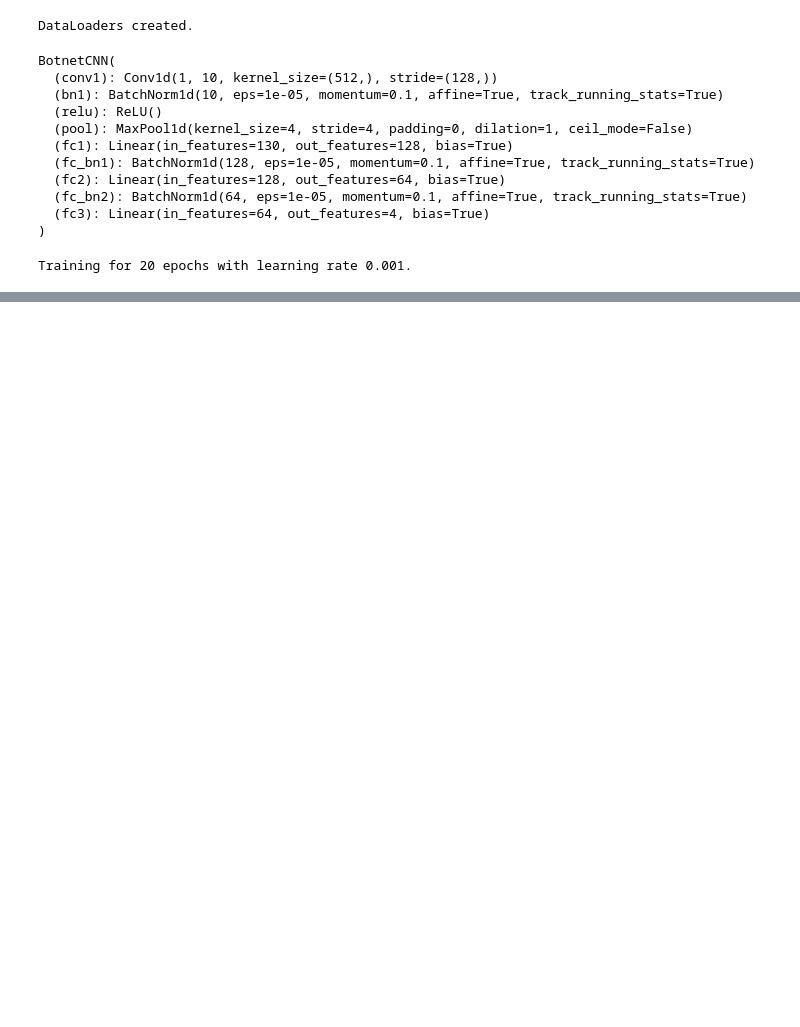
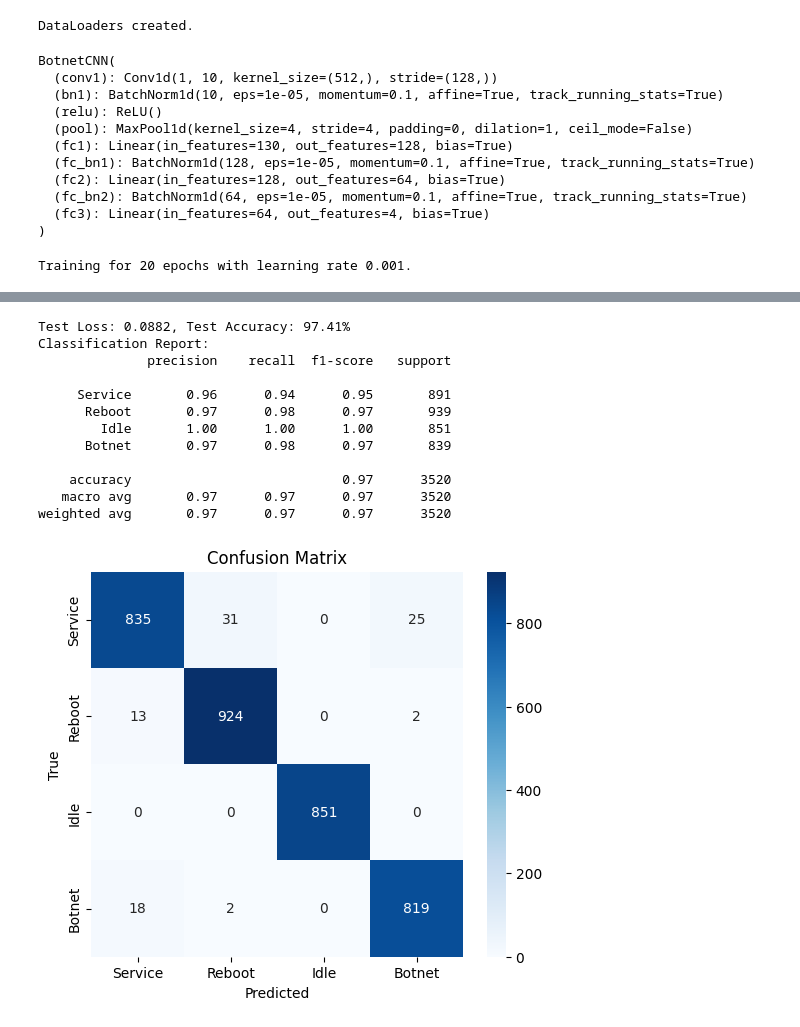
Before and after one commit to Binwakil/Power_Based-IOT-Botnet-Detection, a Jupyter notebook: DetectionPipeline.ipynb, the cells around one changed output, grey strips where cells are left out. Drawn from its saved outputs; the diff is of its cells as text; code cells hidden in the pictures; blank space fills up the shorter version.

```diff
--- a/DetectionPipeline.ipynb
+++ b/DetectionPipeline.ipynb
@@ -498,0 +891,10 @@ weighted avg       0.99      0.99      0.99      1205
+# %%
+from torch.utils.data import random_split
+
+dataset_size = len(cross_dataset)
+train_size = int(0.8 * dataset_size)
+test_size = dataset_size - train_size
+
+train_dataset, test_dataset = random_split(cross_dataset, [train_size, test_size])
+
+print(f"Train set size: {len(train_dataset)}, Test set size: {len(test_dataset)}")
@@ -498,0 +903,8 @@ weighted avg       0.99      0.99      0.99      1205
+# %%
+from torch.utils.data import DataLoader
+
+batch_size = 64
+train_loader = DataLoader(train_dataset, batch_size=batch_size, shuffle=True)
+test_loader = DataLoader(test_dataset, batch_size=batch_size, shuffle=False)
+
+print("DataLoaders created.")
@@ -498,0 +1004,49 @@ weighted avg       0.99      0.99      0.99      1205
+# %%
+import numpy as np
+from sklearn.metrics import classification_report, confusion_matrix
+import seaborn as sns
+import matplotlib.pyplot as plt
+
+test_loss, test_acc = evaluate(model, test_loader, criterion, device)
+print(f"Test Loss: {test_loss:.4f}, Test Accuracy: {test_acc:.2f}%")
+
+# Collect all predictions and labels for confusion matrix
+all_preds = []
+all_labels = []
+
+model.eval()
+with torch.no_grad():
+    for X_batch, Y_batch in test_loader:
+        X_batch, Y_batch = X_batch.to(device), Y_batch.to(device)
+        outputs = model(X_batch)
+        _, predicted = torch.max(outputs, 1)
+        all_preds.extend(predicted.cpu().numpy())
+        all_labels.extend(Y_batch.cpu().numpy())
+
+# Classification report
+class_names = ['Service', 'Reboot', 'Idle', 'Botnet']  # adjust if needed
+print("Classification Report:")
+print(classification_report(all_labels, all_preds, target_names=class_names))
+
+# Confusion matrix
+cm = confusion_matrix(all_labels, all_preds)
+plt.figure(figsize=(6,5))
+sns.heatmap(cm, annot=True, fmt='d', cmap='Blues', xticklabels=class_names, yticklabels=class_names)
+plt.xlabel("Predicted")
+plt.ylabel("True")
+plt.title("Confusion Matrix")
+plt.show()
+# %% [output]
+Test Loss: 0.0882, Test Accuracy: 97.41%
+Classification Report:
+              precision    recall  f1-score   support
+
+     Service       0.96      0.94      0.95       891
+      Reboot       0.97      0.98      0.97       939
+        Idle       1.00      1.00      1.00       851
+      Botnet       0.97      0.98      0.97       839
+
+    accuracy                           0.97      3520
+   macro avg       0.97      0.97      0.97      3520
+weighted avg       0.97      0.97      0.97      3520
+[figure, added]
```
Also changed, not shown: parts of 25 cells of this notebook, 1 other file.
